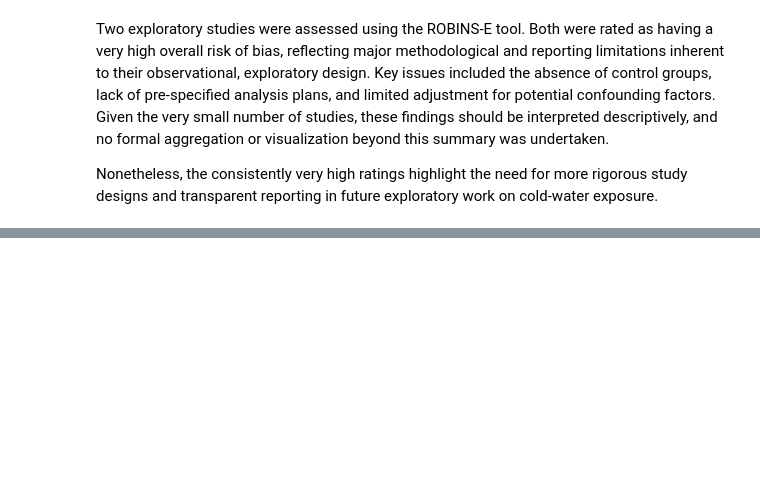
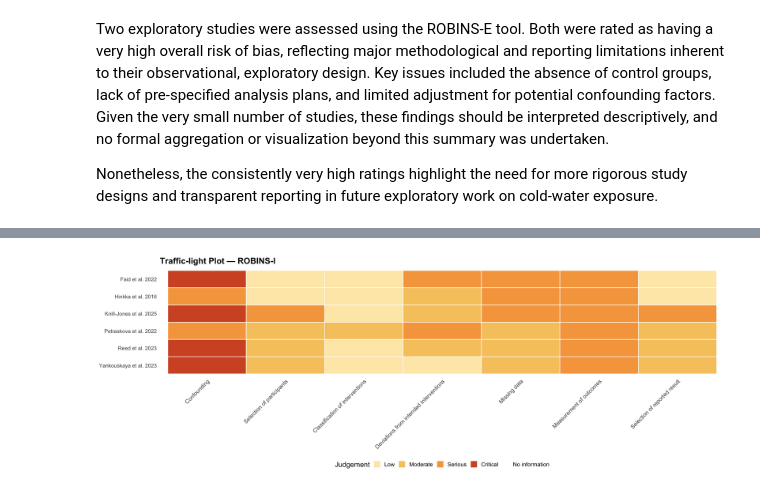
Before and after one commit to sschepanski/CWEMetaAnalysis, a Jupyter notebook: scr/Risk of Bias Analysis.ipynb, the cells around one changed output, grey strips where cells are left out. Saved outputs shown, nothing was run; the diff lists cells and outputs as text; code cells hidden in the pictures; blank space fills up the shorter version.

```diff
--- a/scr/Risk of Bias Analysis.ipynb
+++ b/scr/Risk of Bias Analysis.ipynb
@@ -791,0 +805,9 @@ ggsave(
+# %%
+# Colors
+cols_robins <- c(
+  "Low" = "#FEE8B6",
+  "Moderate" = "#F6C86C",
+  "Serious" = "#F6A54C",
+  "Critical" = "#D3562C",
+  "No information" = "#D9D9D9"
+)
@@ -791,0 +897,27 @@ ggsave(
+# %%
+# ============================================================
+# ROBINS-I traffic-light (from robins_raw)
+# ============================================================
+robins_tl <- robins_raw %>%
+  transmute(
+    authors,
+    `Confounding` = recode_robins(`Bias due to confounding`),
+    `Selection of participants` = recode_robins(`Bias in selection of participants into the study`),
+    `Classification of interventions` = recode_robins(`Bias in classification of interventions`),
+    `Deviations from intended interventions` = recode_robins(`Bias due to deviations from intended interventions`),
+    `Missing data` = recode_robins(`Bias due to missing data`),
+    `Measurement of outcomes` = recode_robins(`Bias in measurement of outcomes`),
+    `Selection of reported result` = recode_robins(`Bias in selection of the reported result`)
+  ) %>%
+  pivot_longer(cols = -authors, names_to = "domain", values_to = "judgement")
+
+p_tl_robins <- plot_traffic_light(
+  df_long = robins_tl,
+  tool_title = "Traffic-light Plot — ROBINS-I",
+  level_order = robins_levels,
+  col_map = cols_robins
+)
+
+p_tl_robins
+# %% [output]
+[figure, added]
```
Also changed, not shown: parts of 19 cells of this notebook, 46 other files.
